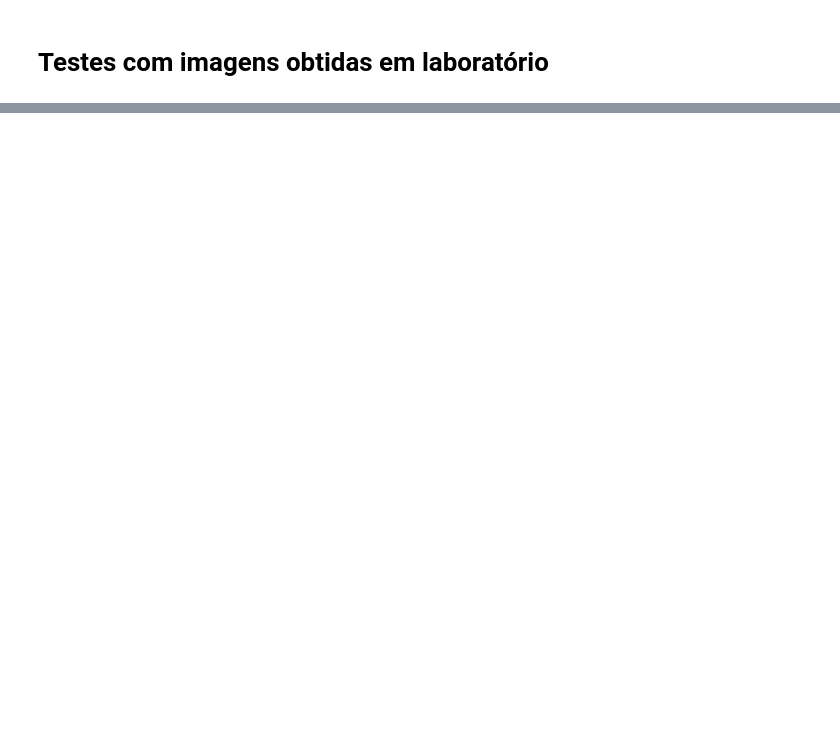
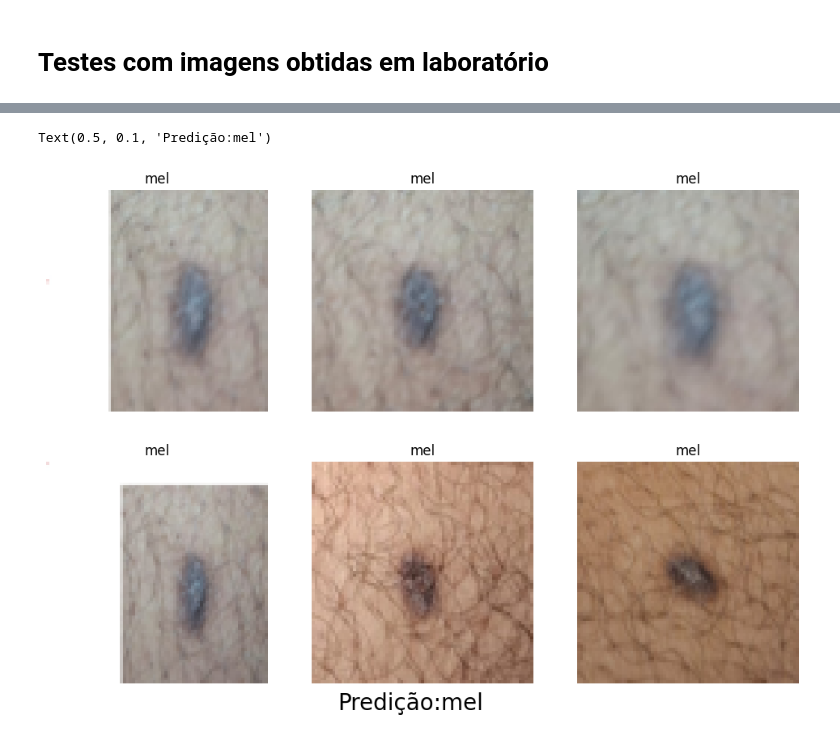
Before and after one commit to LuizNagatani/Skin-cancer-classifier, a Jupyter notebook: Classificador.ipynb, the cells around one changed output, grey strips where cells are left out. Cells and saved outputs as stored; diff of their text form; code cells hidden in the pictures; blank space fills up the shorter version.

```diff
--- a/Classificador.ipynb
+++ b/Classificador.ipynb
@@ -151,2 +240,16 @@ plt.imshow(X_test[x])# testes em uma imagem do dataset
+# %%
+plt.figure(figsize=(12, 8))
+
+for i in range(len(img_pai)):
+    plt.subplot(2, 3, i + 1)
+    plt.imshow(img_pai[i])
+    plt.title(titulo_pai[i])
+    plt.axis('off')
+
+moda = max(set(titulo_pai), key=titulo_pai.count)
+plt.figtext(0.5, 0.1, f'Predição:{moda}', ha='center', va='top', fontsize=20, color='black')
+# %% [output]
+Text(0.5, 0.1, 'Predição:mel')
+[figure, added]
 # %%
 img_dir = '/content/imagens laboratorio/'
```
Also changed, not shown: parts of 15 cells of this notebook, 18 other files.
